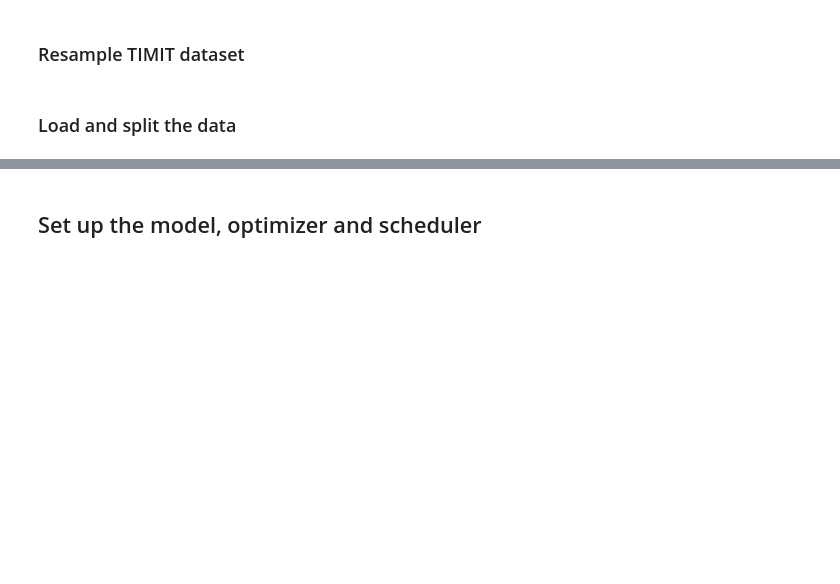
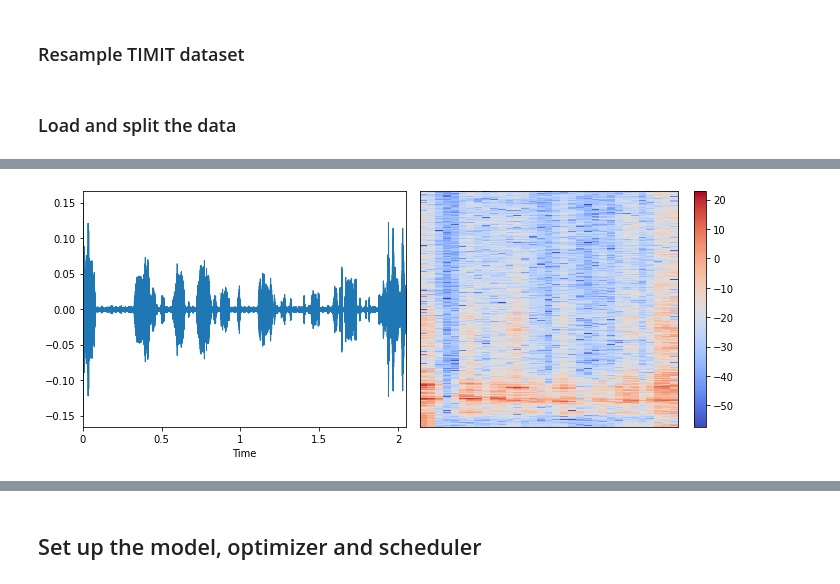
Before and after one commit to flyingleafe/asteroid, a Jupyter notebook: notebooks/training.ipynb, the cells around one changed output, grey strips where cells are left out. Saved outputs shown, nothing was run; the diff lists cells and outputs as text; code cells hidden in the pictures; blank space fills up the shorter version.

```diff
--- a/notebooks/training.ipynb
+++ b/notebooks/training.ipynb
@@ -154,0 +137,8 @@ torch.Size([32, 903, 186])
+# %%
+unetgan = UNetGAN()
+# %%
+LOG_DIR = 'logs'
+logger = pl_loggers.TensorBoardLogger(LOG_DIR, name='TIMIT-drones-UNetGAN-dummy', version=1)
+
+# choose the proper accelerator for JADE, probably `ddp` (also, `auto_select_gpus=True` might be useful)
+trainer = Trainer(max_epochs=5000, gpus=1, logger=logger, deterministic=True)
@@ -154,0 +149,2 @@ torch.Size([32, 903, 186])
+# %%
+trainer.fit(unetgan, dummy_data_loader, dummy_data_loader)
@@ -154,0 +196,4 @@ torch.Size([32, 903, 186])
+# %%
+show_wav(enh.flatten())
+# %% [output]
+[figure, added]
```
Also changed, not shown: parts of 37 cells of this notebook, 16 other files.
